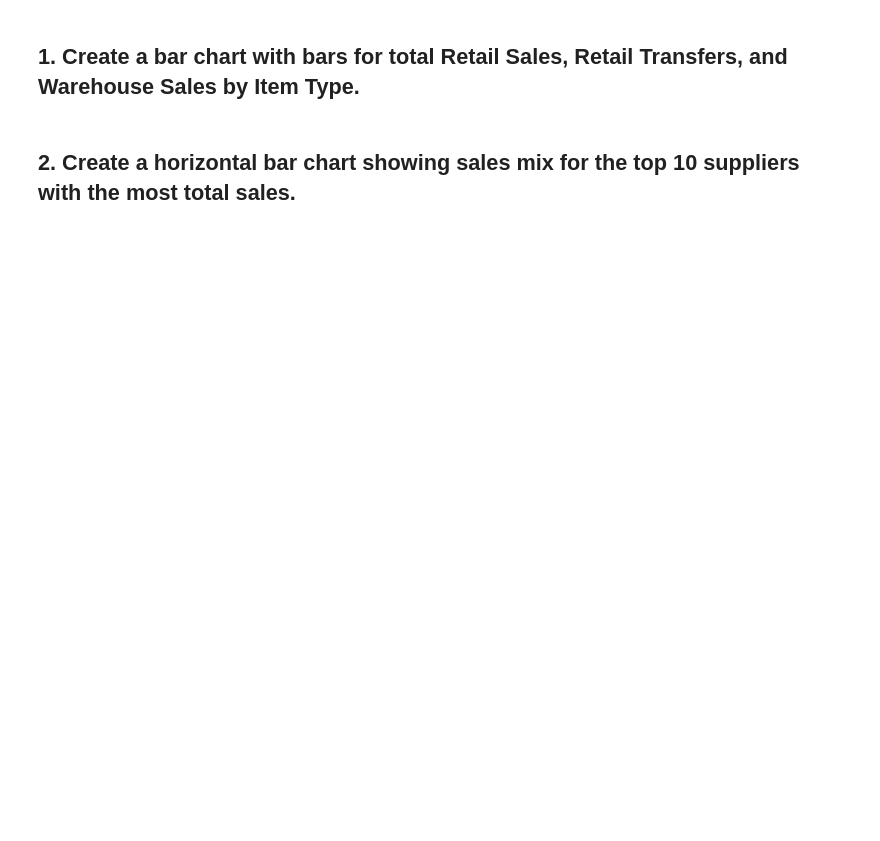
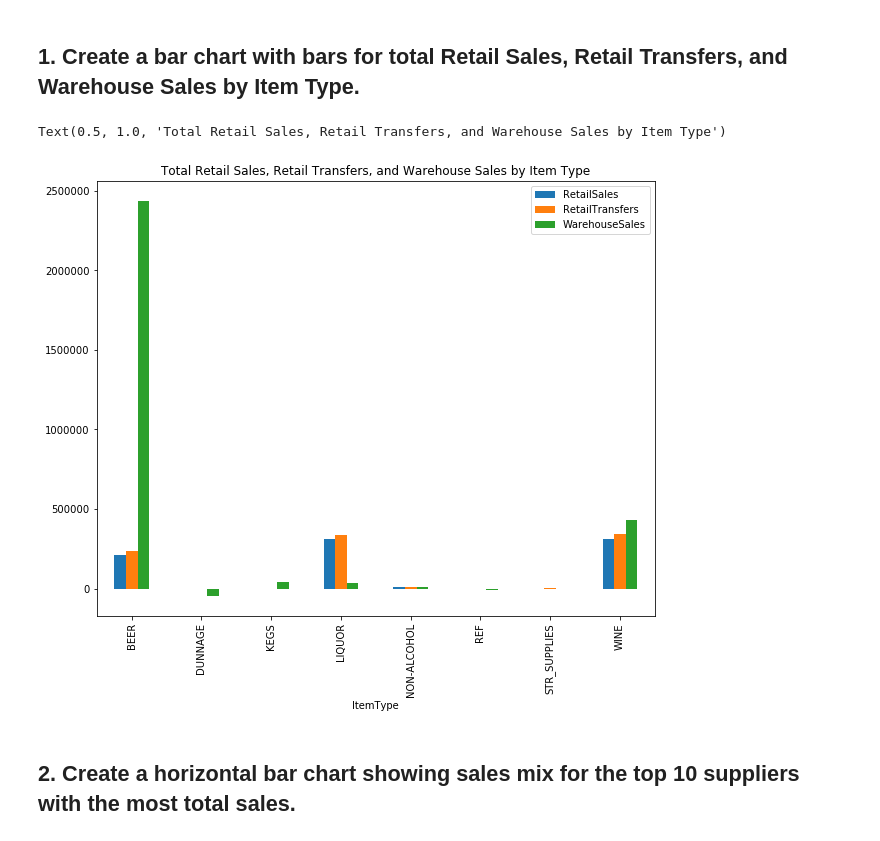
Before and after one commit to ironhack-datalabs/datamad0320, a Jupyter notebook: module-2/lab-plotting-multiple-data-series/your-code/main.ipynb, the cells around one changed output. Cells and saved outputs as stored; diff of their text form; code cells hidden in the pictures; blank space fills up the shorter version.

```diff
--- a/module-2/lab-plotting-multiple-data-series/your-code/main.ipynb
+++ b/module-2/lab-plotting-multiple-data-series/your-code/main.ipynb
@@ -27,2 +25,14 @@ sadasd
+# %%
+# Creamos una tabla con los datos requeridos y la agrupamos
+df = data[['ItemType', 'RetailSales', 'RetailTransfers', 'WarehouseSales']].groupby(['ItemType']).sum()
+
+# Creamos el gráfico
+df.plot.bar(figsize = (10,8))
+plt.title("Total Retail Sales, Retail Transfers, and Warehouse Sales by Item Type")
+
+## 2. Create a horizontal bar chart showing sales mix for the top 10 suppliers with the most total sales.
+# %% [output]
+Text(0.5, 1.0, 'Total Retail Sales, Retail Transfers, and Warehouse Sales by Item Type')
+[figure, added]
 # %% [markdown]
 ## 2. Create a horizontal bar chart showing sales mix for the top 10 suppliers with the most total sales.
```
Also changed, not shown: parts of 11 cells of this notebook.
